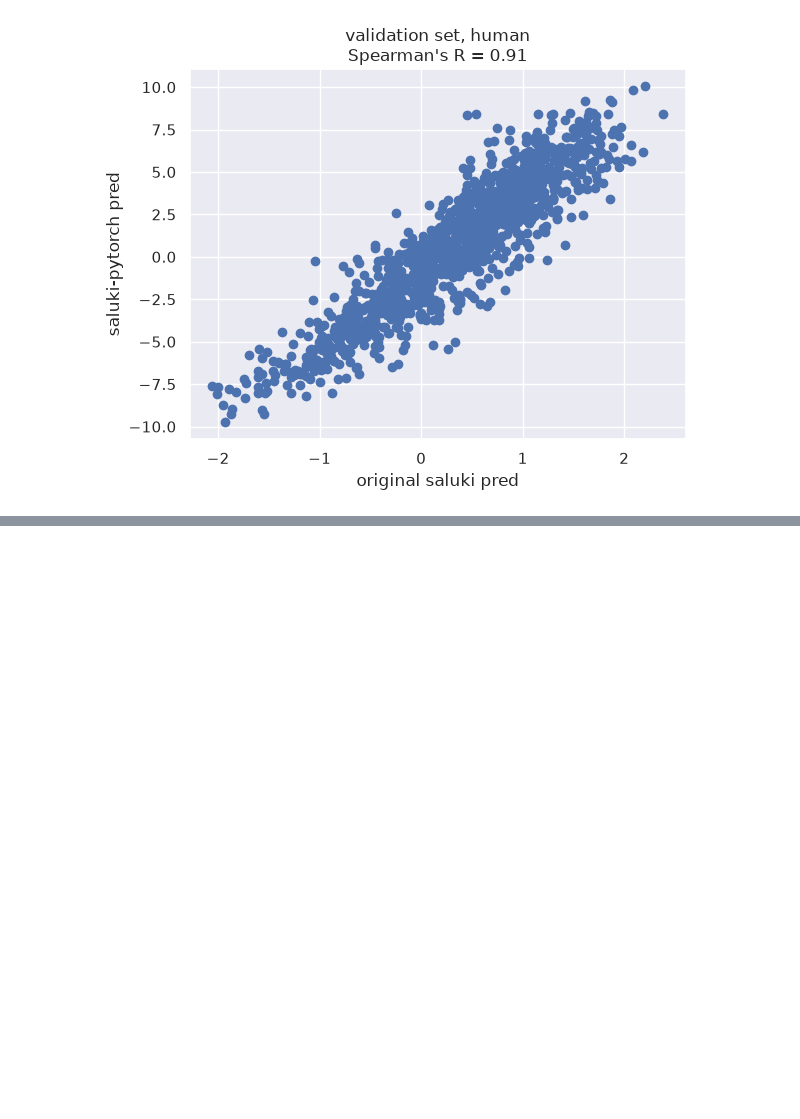
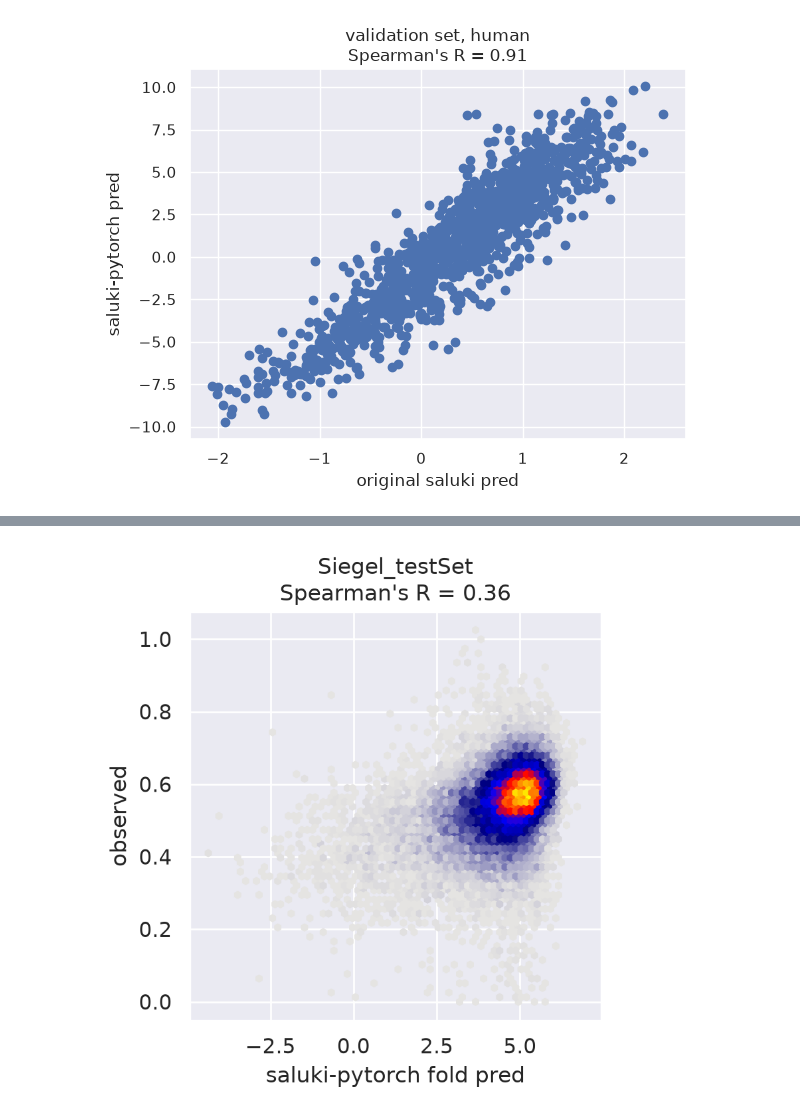
Before and after one commit to coding-novice/project-half-life, a Jupyter notebook: saluki_pytorch_eval.ipynb, the cells around one changed output, grey strips where cells are left out. Saved outputs shown, nothing was run; the diff lists cells and outputs as text; code cells hidden in the pictures; blank space fills up the shorter version.

```diff
--- a/saluki_pytorch_eval.ipynb
+++ b/saluki_pytorch_eval.ipynb
@@ -130,0 +251,4 @@ plt.show()
+# %%
+df_j_targ = df_perf.set_index('seq').drop_duplicates().join(
+    df_mpras.set_index('seq').drop_duplicates(), how='inner'
+).reset_index()
@@ -130,0 +267,3 @@ plt.show()
+# %%
+df_j_targ = df_j_targ.drop(columns=2)
+df_j_targ = df_j_targ.dropna()
@@ -130,0 +303,33 @@ plt.show()
+# %%
+from matplotlib.colors import LinearSegmentedColormap
+
+cmap = LinearSegmentedColormap.from_list(
+    "grey_blue_red_yellow",
+    [
+        "#E5E4E2",  # grey
+        "#000080",  # navy
+        "#0000ff",  # blue
+        "#ff0000",  # red
+        "#ff8000",  # orange
+        "#ffff00",  # yellow
+    ]
+)
+# %%
+fig = plt.figure(figsize=(4, 4), dpi=200)
+
+x = df_j_targ['pred'] # pytorch
+y = df_j_targ['measured']
+
+hb = plt.hexbin(
+    x,
+    y,
+    gridsize=70,
+    mincnt=1,
+    cmap=cmap
+)
+plt.xlabel('saluki-pytorch fold pred')
+plt.ylabel('observed')
+plt.title(f"Siegel_testSet\nSpearman's R = {spearman(x, y):.2f}")
+plt.show()
+# %% [output]
+[figure, added]
```
Also changed, not shown: parts of 25 cells of this notebook, 4 other files.
